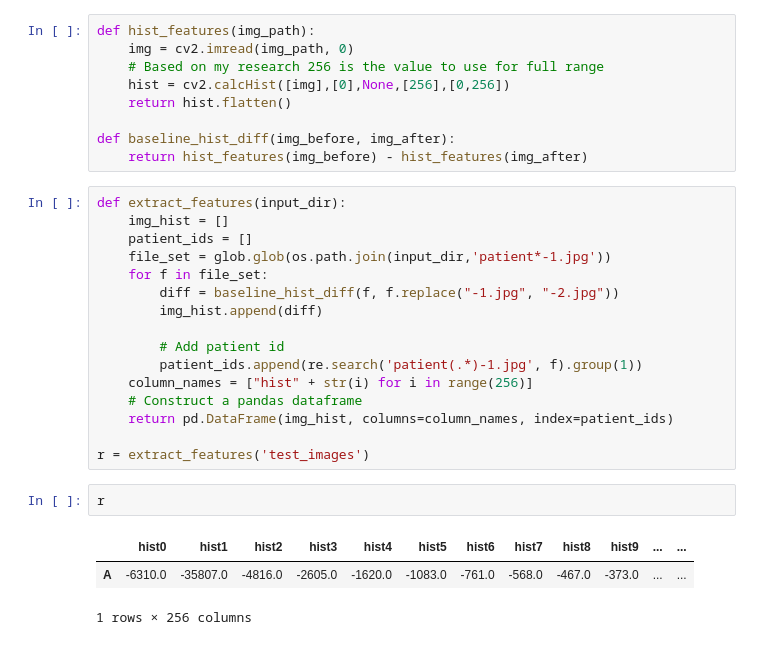
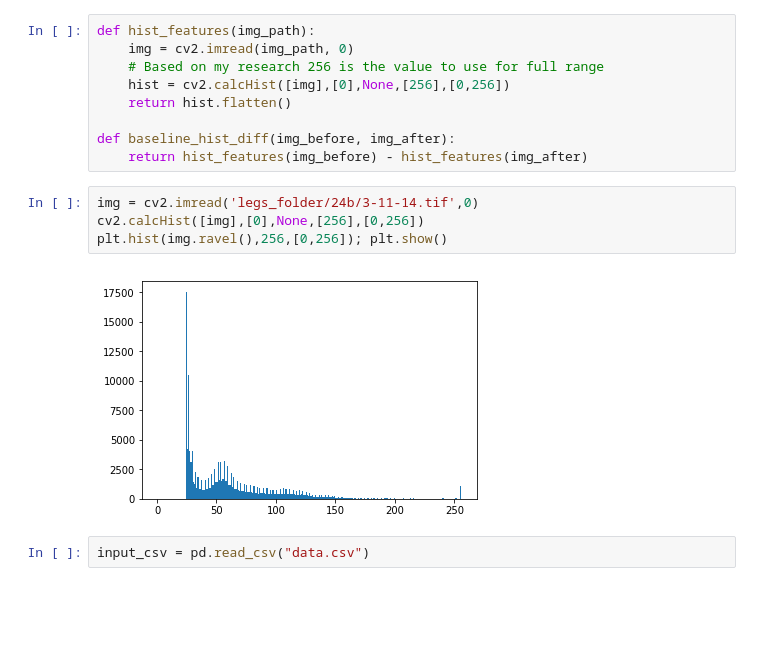
Before and after one commit to jatron/crmo-diagnosis-using-mri, a Jupyter notebook: Baseline.ipynb, the cells around one changed output. Drawn from its saved outputs; the diff is of its cells as text; blank space fills up the shorter version.

Commit message:
continued work on baseline

```diff
--- a/Baseline.ipynb
+++ b/Baseline.ipynb
@@ -22,25 +22,11 @@ def hist_features(img_path):
 
 def baseline_hist_diff(img_before, img_after):
     return hist_features(img_before) - hist_features(img_after)
-# %%
-def extract_features(input_dir):
-    img_hist = []
-    patient_ids = []
-    file_set = glob.glob(os.path.join(input_dir,'patient*-1.jpg'))
-    for f in file_set:
-        diff = baseline_hist_diff(f, f.replace("-1.jpg", "-2.jpg"))
-        img_hist.append(diff)
-
-        # Add patient id
-        patient_ids.append(re.search('patient(.*)-1.jpg', f).group(1))
-    column_names = ["hist" + str(i) for i in range(256)]
-    # Construct a pandas dataframe
-    return pd.DataFrame(img_hist, columns=column_names, index=patient_ids)
-
-r = extract_features('test_images')
-# %%
-r
-# %% [output]
-|  | hist0 | hist1 | hist2 | hist3 | hist4 | hist5 | hist6 | hist7 | hist8 | hist9 | ... | ... |
-| A | -6310.0 | -35807.0 | -4816.0 | -2605.0 | -1620.0 | -1083.0 | -761.0 | -568.0 | -467.0 | -373.0 | ... | ... |
-1 rows × 256 columns
+# %%
+img = cv2.imread('legs_folder/24b/3-11-14.tif',0)
+cv2.calcHist([img],[0],None,[256],[0,256])
+plt.hist(img.ravel(),256,[0,256]); plt.show()
+# %% [output]
+[figure, added]
+# %%
+input_csv = pd.read_csv("data.csv")
```
Also changed, not shown: parts of 6 cells of this notebook.
